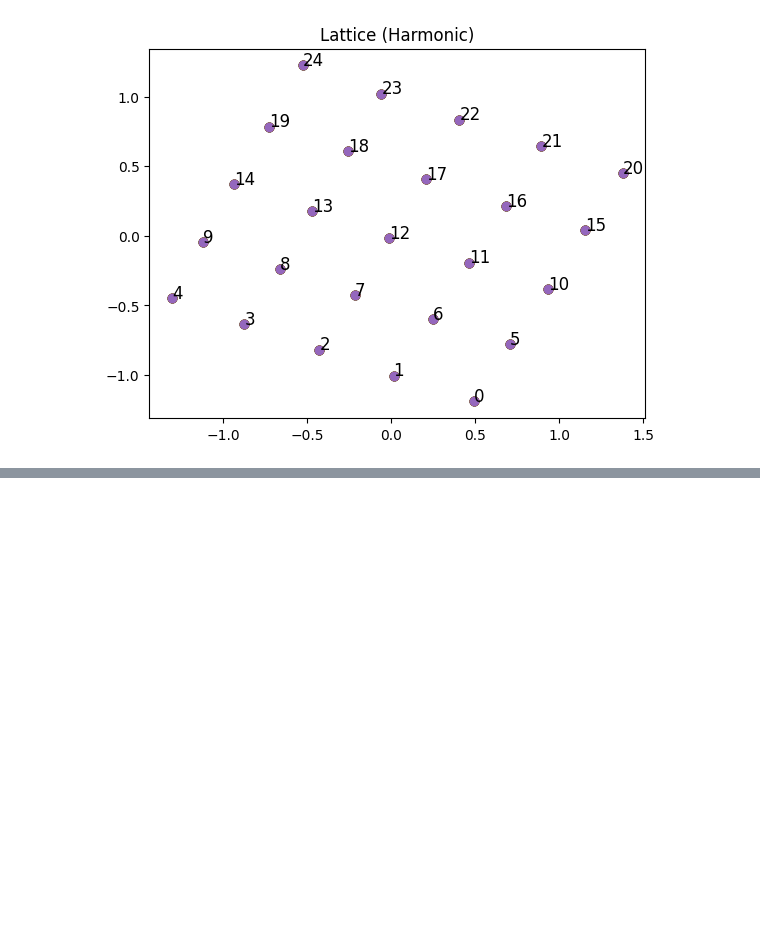
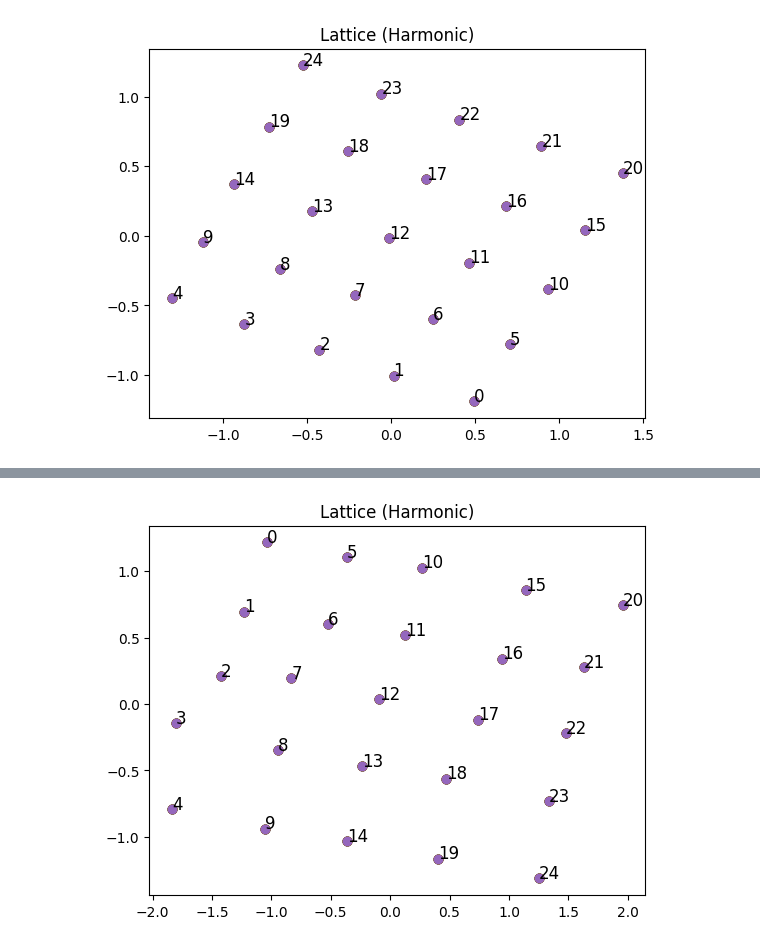
Before and after one commit to maxwellmg/grow-crystals-distance-experiments, a Jupyter notebook: notebooks/transformer_lattice.ipynb, the cells around one changed output, grey strips where cells are left out. Saved outputs shown, nothing was run; the diff lists cells and outputs as text; code cells hidden in the pictures; blank space fills up the shorter version.

Commit message:
Added code for parameter sweeping and descendant dataset

```diff
--- a/notebooks/transformer_lattice.ipynb
+++ b/notebooks/transformer_lattice.ipynb
@@ -81,3 +81,8 @@ Epoch 450/500, Loss: 0.4006
 Epoch 500/500, Loss: 0.3997
 Explained Variance Ratio [0.55501984 0.44299811]
 [figure]
+# %%
+model = ToyTransformer(vocab_size, d_model, nhead, num_layers, seq_len, use_dist_layer=True)
+model.train(param_dict)
+visualize_embedding(model.embedding.weight, "Lattice (Harmonic)")
+# %% [output]
@@ -83,0 +100 @@ Explained Variance Ratio [0.55501984 0.44299811]
+[figure, added]
```
Also changed, not shown: parts of 1 cell of this notebook, 11 other files.
